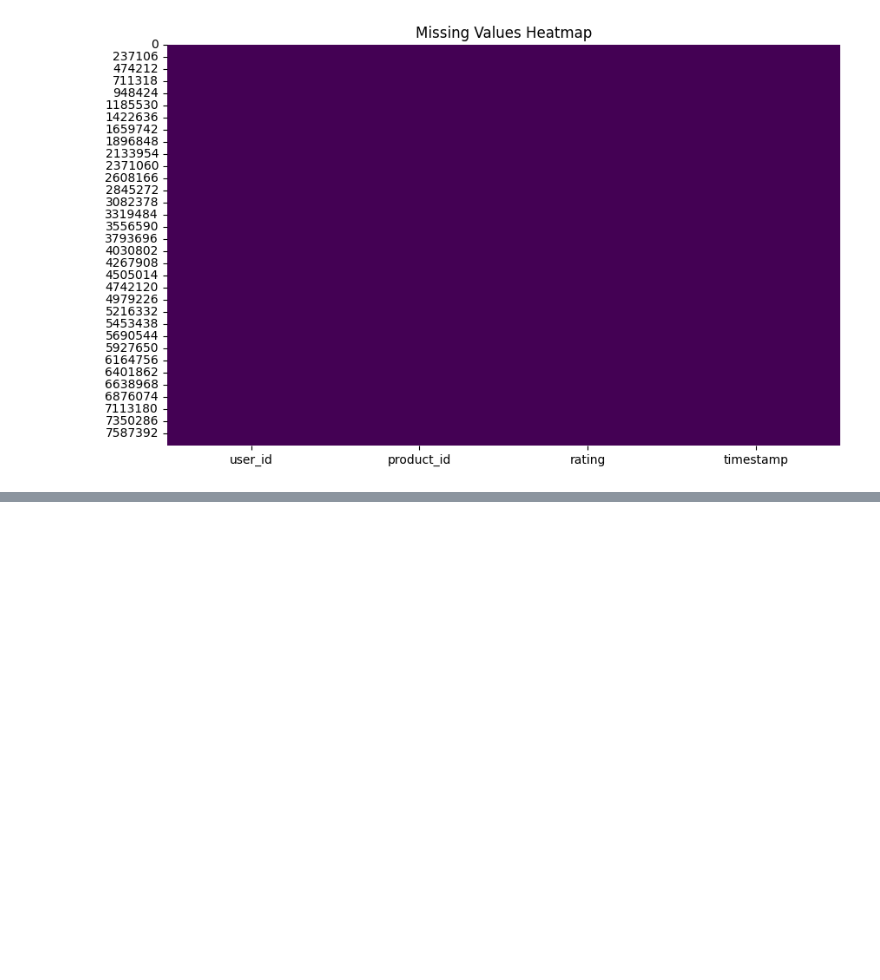
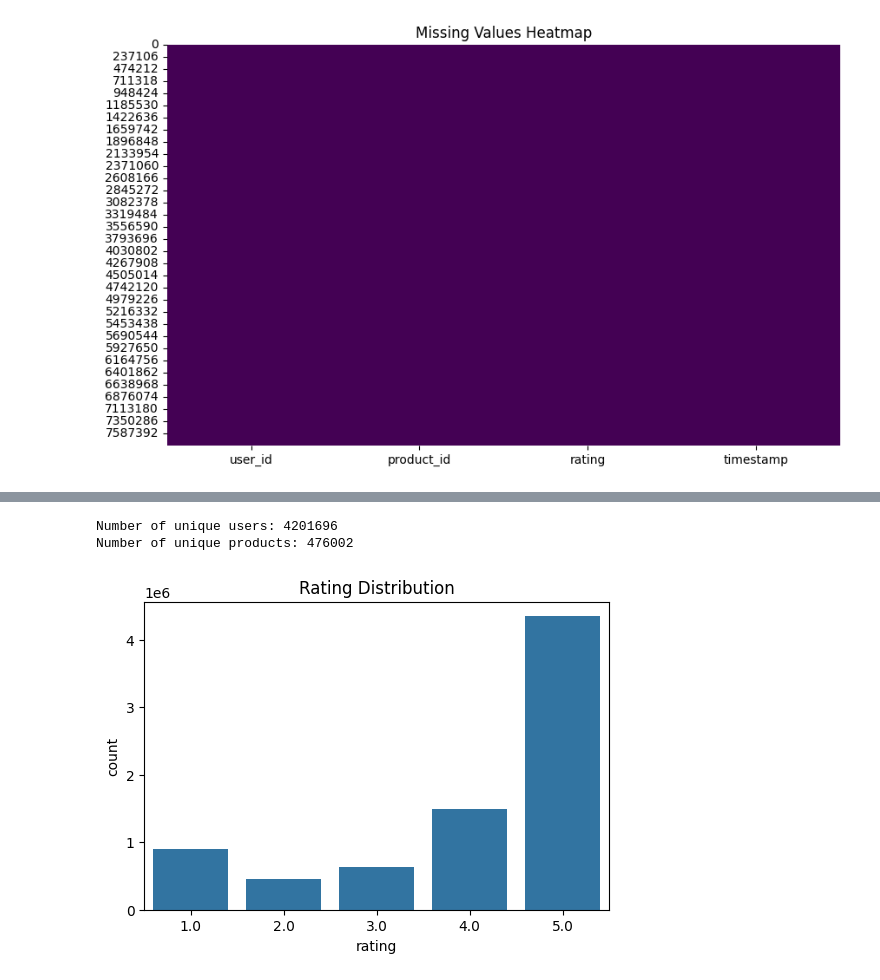
Before and after one commit to mirrahat/ProductRecomendation, a Jupyter notebook: ProductRecomendation.ipynb, the cells around one changed output, grey strips where cells are left out. Cells and saved outputs as stored; diff of their text form; code cells hidden in the pictures; blank space fills up the shorter version.

```diff
--- a/ProductRecomendation.ipynb
+++ b/ProductRecomendation.ipynb
@@ -191,0 +283,8 @@ y = df['rating']
+# %%
+from sklearn.preprocessing import LabelEncoder
+
+user_encoder = LabelEncoder()
+product_encoder = LabelEncoder()
+
+df['userId'] = user_encoder.fit_transform(df['userId'])
+df['productId'] = product_encoder.fit_transform(df['productId'])
@@ -191,0 +336,16 @@ y = df['rating']
+# %%
+print("Number of unique users:", df['user_id'].nunique())
+print("Number of unique products:", df['product_id'].nunique())
+# %% [output]
+Number of unique users: 4201696
+Number of unique products: 476002
+# %%
+import seaborn as sns
+import matplotlib.pyplot as plt
+
+plt.figure(figsize=(6,4))
+sns.countplot(x='rating', data=df)
+plt.title('Rating Distribution')
+plt.show()
+# %% [output]
+[figure, added]
```
Also changed, not shown: parts of 18 cells of this notebook.
